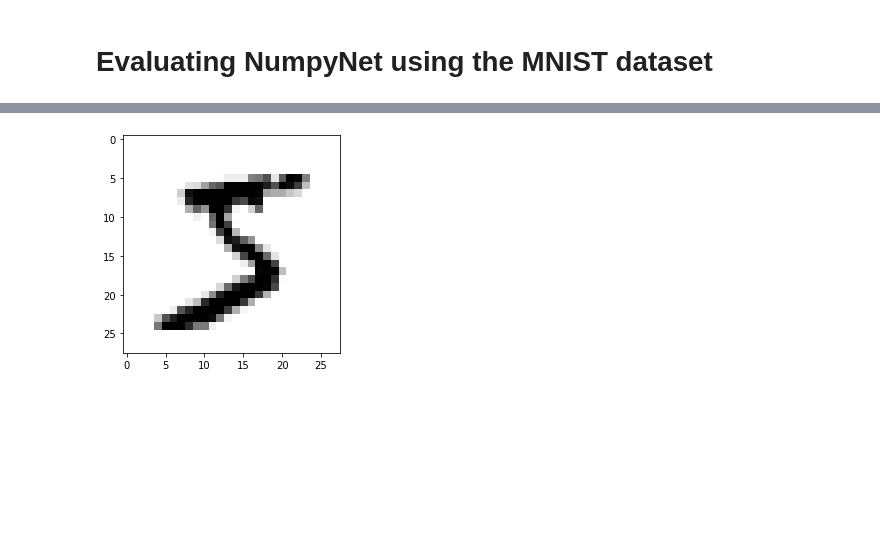
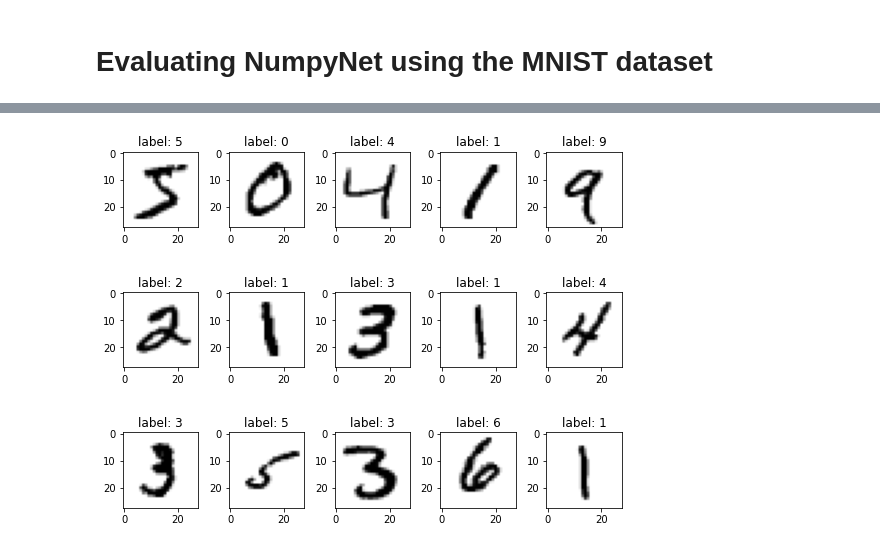
Before and after one commit to mcqueg/NeuralNetworkfromScratch, a Jupyter notebook: mnist_numpynet.ipynb, the cells around one changed output, grey strips where cells are left out. Drawn from its saved outputs; the diff is of its cells as text; code cells hidden in the pictures; blank space fills up the shorter version.

Commit message:
plot_images()

```diff
--- a/mnist_numpynet.ipynb
+++ b/mnist_numpynet.ipynb
@@ -37,34 +45,27 @@ assert Y_test.shape == (10000,)
 # %%
 # plot row_num * col_num images starting at a specified index
-def plot_images(X, Y, row_num, col_num, index):
+def plot_images(X, Y, row_num, col_num, index=0):
     # total images to show
     num = row_num * col_num
     # set the index to slice by, 0 by default
     if index != 0:
         index = index
-    else:
-        index = 0
 
     # plot images
     fig, axes = plt.subplots(row_num, col_num, figsize=(1.5*col_num, 2*row_num))
     imgs = X[index:num+index]
     labels = Y[index:num+index]
     for i in range(num):
-        ax = axes[i//col_num, i%num_col]
-        ax.imshow(imgs[i], cmap='gray_r')
+        ax = axes[i//col_num, i%col_num]
+        ax.imshow(imgs[i], cmap='gray_r') # black nums against white background
+        # ax.imshow(imgs[i], cmap='gray') # to plot white nums against black background
         ax.set_title('label: {}'.format(labels[i]))
 
     plt.tight_layout()
     plt.show()
-# %%
-%matplotlib inline
-# lets look at the first 10 images in the training set
-image = X_train[0]
-fig = plt.figure
-# plt.imshow(image, cmap='gray') # to plot white nums against black background
-plt.imshow(image, cmap='gray_r') # black nums against white background
-plt.show()
-# %% [output]
-[figure, removed]
 # %%
-plot_images(X_train, Y_train,
+%matplotlib inline
+# lets look at the first 15 images in the training set
+plot_images(X_train, Y_train, 3, 5, 0)
+# %% [output]
+[figure, added]
```
Also changed, not shown: parts of 3 cells of this notebook, 1 other file.
